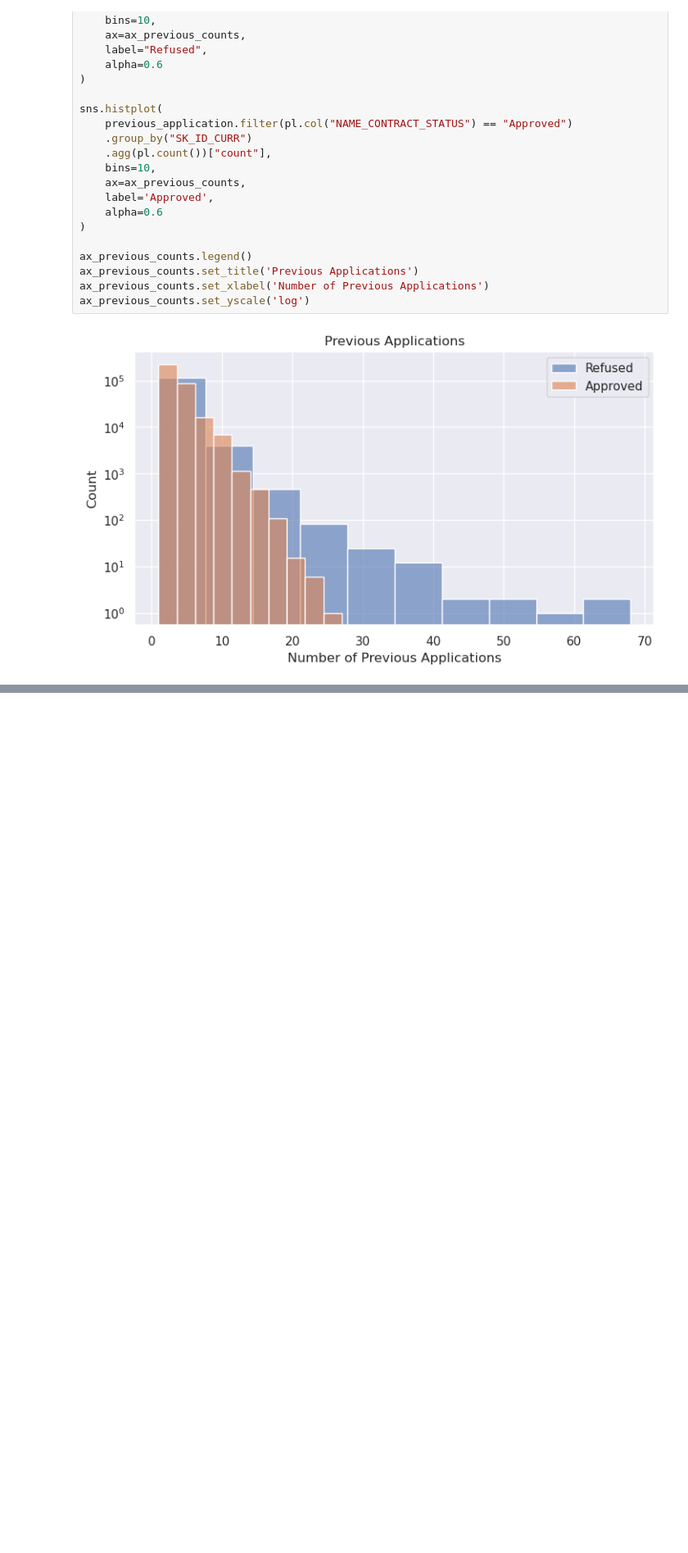
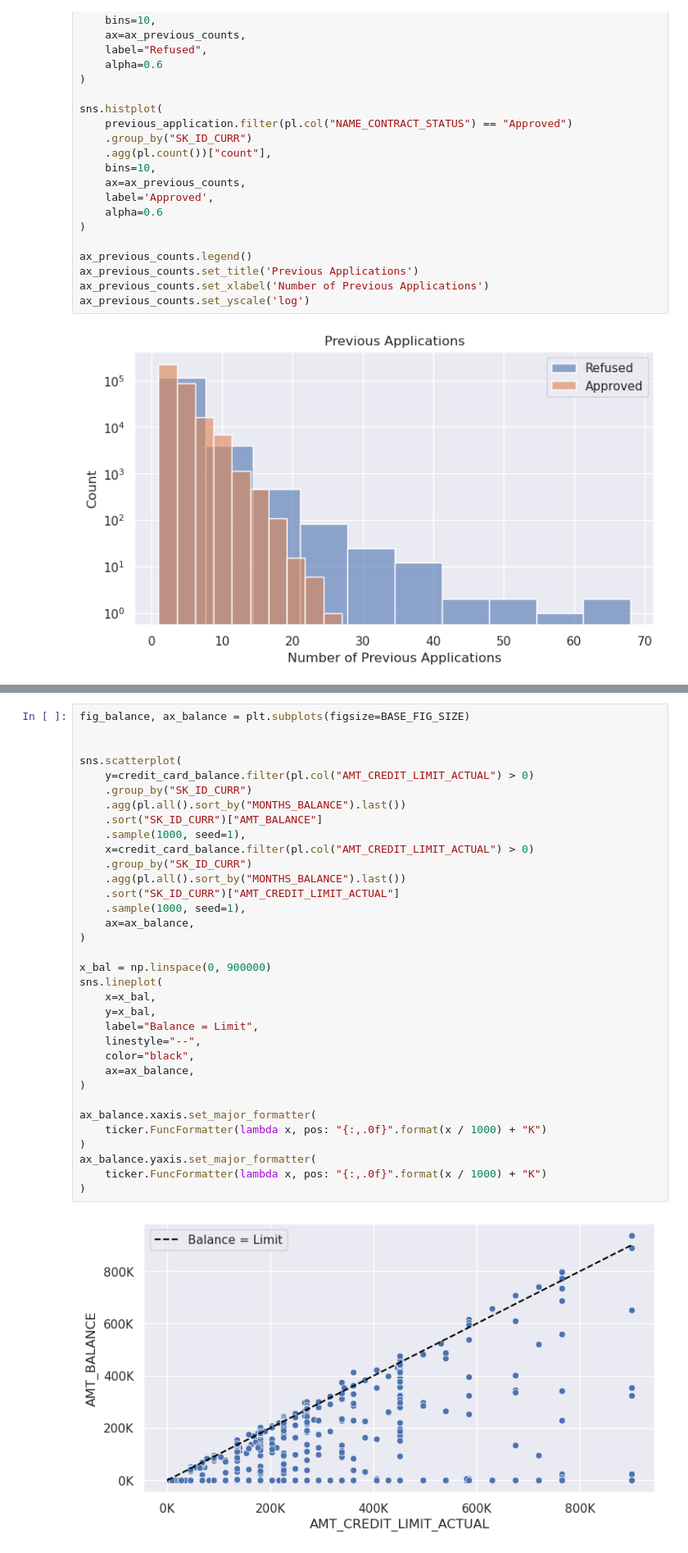
Before and after one commit to gediminas-skvarnavicius/home-credit-group-ml, a Jupyter notebook: EDA.ipynb, the cells around one changed output, grey strips where cells are left out. Shown at 82% size. Saved outputs shown, nothing was run; the diff lists cells and outputs as text; blank space fills up the shorter version.

```diff
--- a/EDA.ipynb
+++ b/EDA.ipynb
@@ -483,0 +519,36 @@ sns.lineplot(x=x_inst, y=x_inst - x_inst*0.1, linestyle="--", label="10% Underpa
+# %%
+fig_balance, ax_balance = plt.subplots(figsize=BASE_FIG_SIZE)
+
+
+sns.scatterplot(
+    y=credit_card_balance.filter(pl.col("AMT_CREDIT_LIMIT_ACTUAL") > 0)
+    .group_by("SK_ID_CURR")
+    .agg(pl.all().sort_by("MONTHS_BALANCE").last())
+    .sort("SK_ID_CURR")["AMT_BALANCE"]
+    .sample(1000, seed=1),
+    x=credit_card_balance.filter(pl.col("AMT_CREDIT_LIMIT_ACTUAL") > 0)
+    .group_by("SK_ID_CURR")
+    .agg(pl.all().sort_by("MONTHS_BALANCE").last())
+    .sort("SK_ID_CURR")["AMT_CREDIT_LIMIT_ACTUAL"]
+    .sample(1000, seed=1),
+    ax=ax_balance,
+)
+
+x_bal = np.linspace(0, 900000)
+sns.lineplot(
+    x=x_bal,
+    y=x_bal,
+    label="Balance = Limit",
+    linestyle="--",
+    color="black",
+    ax=ax_balance,
+)
+
+ax_balance.xaxis.set_major_formatter(
+    ticker.FuncFormatter(lambda x, pos: "{:,.0f}".format(x / 1000) + "K")
+)
+ax_balance.yaxis.set_major_formatter(
+    ticker.FuncFormatter(lambda x, pos: "{:,.0f}".format(x / 1000) + "K")
+)
+# %% [output]
+[figure, added]
```
Also changed, not shown: parts of 10 cells of this notebook, 3 other files.
